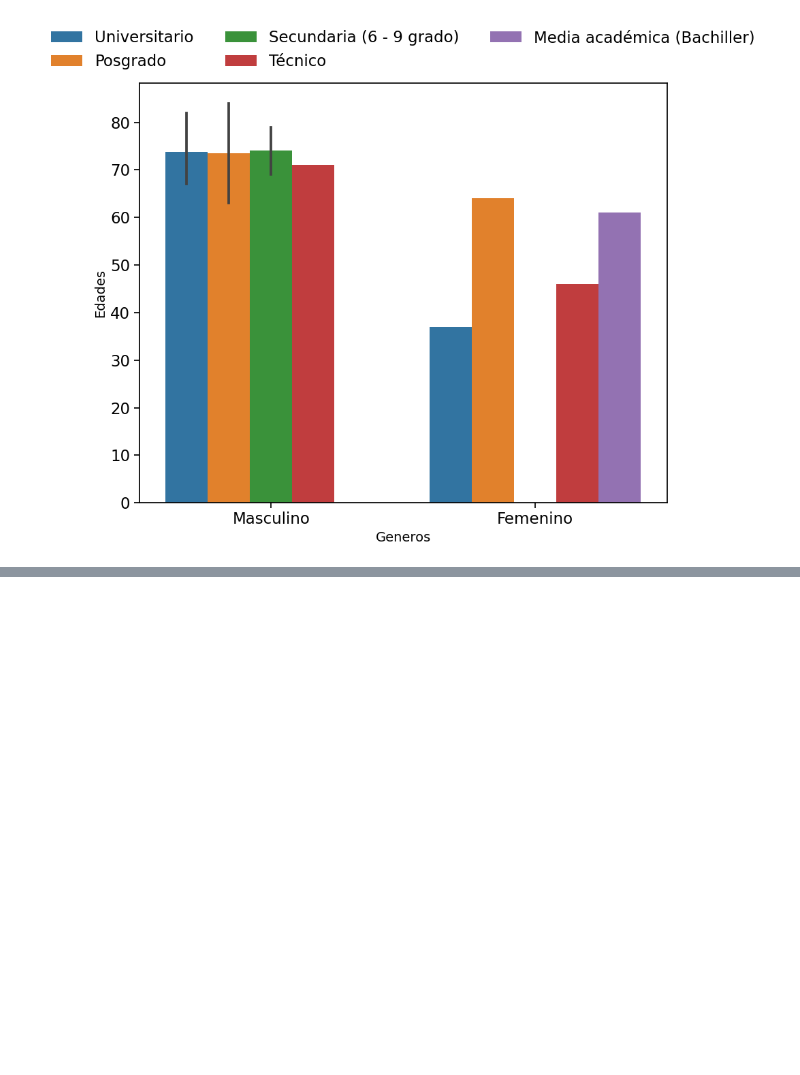
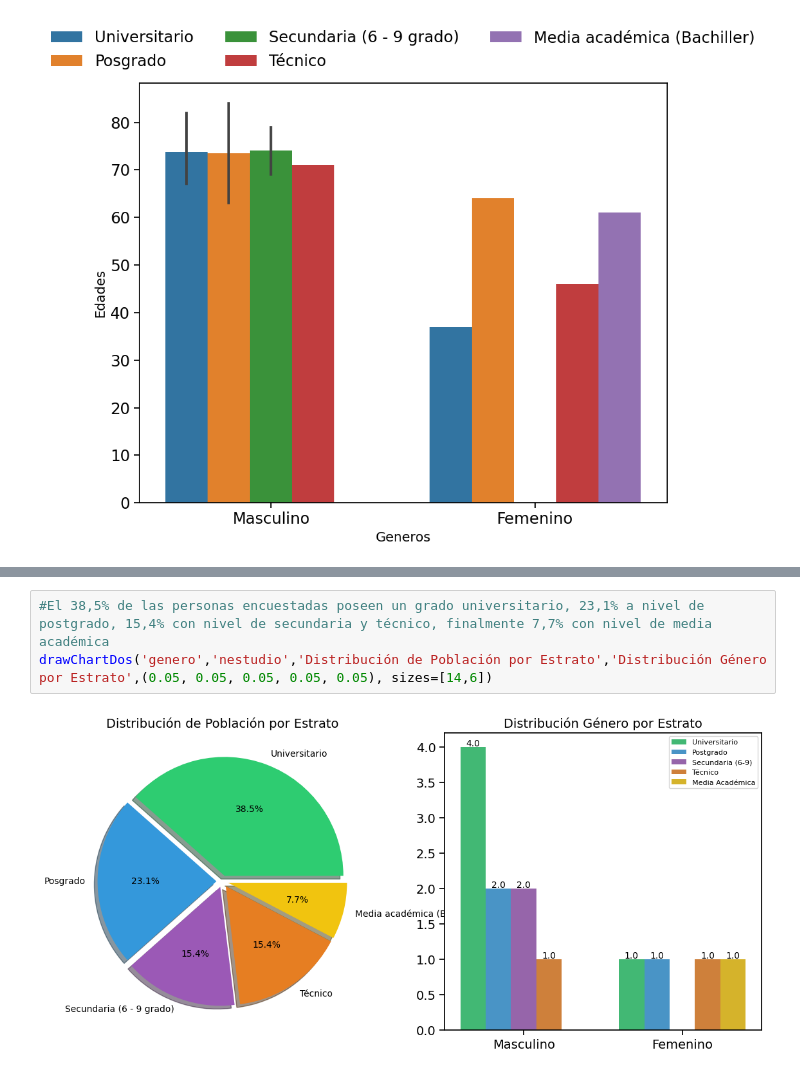
Before and after one commit to jaquimbayoc7/AnalisisProyeccionSocial, a Jupyter notebook: Analisis.ipynb, the cells around one changed output, grey strips where cells are left out. Drawn from its saved outputs; the diff is of its cells as text; blank space fills up the shorter version.

```diff
--- a/Analisis.ipynb
+++ b/Analisis.ipynb
@@ -195,0 +293,5 @@ drawChart('genero','estrato','Distribución de Población por Estrato','Distribu
+# %%
+#El 38,5% de las personas encuestadas poseen un grado universitario, 23,1% a nivel de postgrado, 15,4% con nivel de secundaria y técnico, finalmente 7,7% con nivel de media académica
+drawChartDos('genero','nestudio','Distribución de Población por Estrato','Distribución Género por Estrato',(0.05, 0.05, 0.05, 0.05, 0.05), sizes=[14,6])
+# %% [output]
+[figure, added]
```
Also changed, not shown: parts of 20 cells of this notebook, 1 other file.
